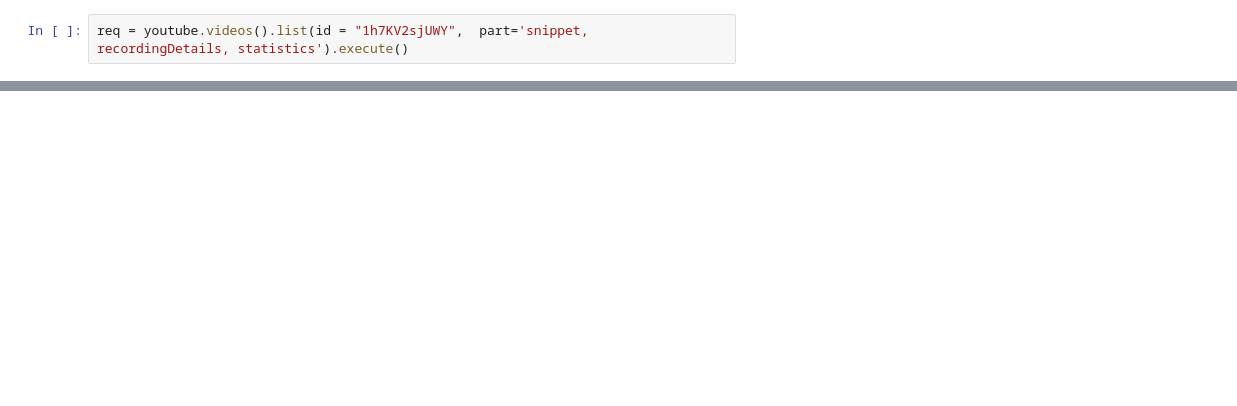
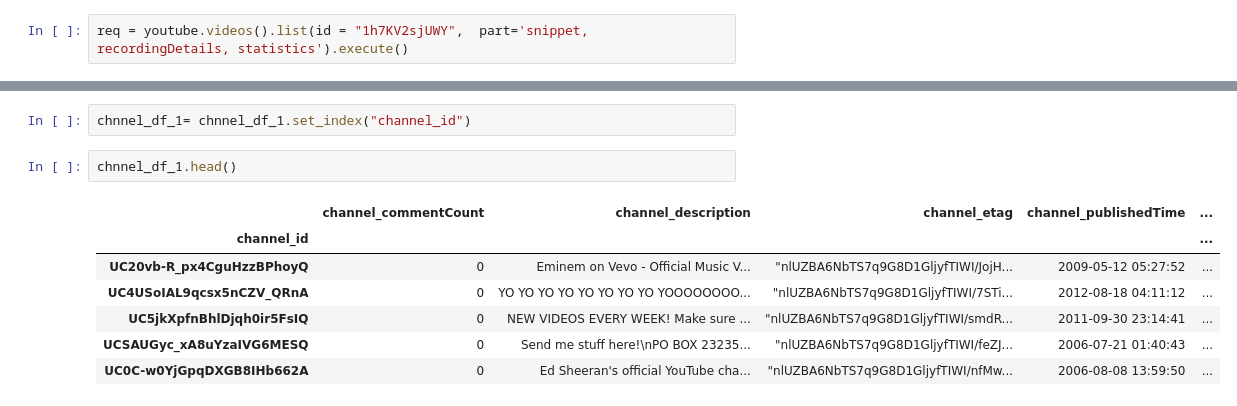
Before and after one commit to emami06/TrendingVideoYouTube, a Jupyter notebook: YouTube.ipynb, the cells around one changed output, grey strips where cells are left out. Saved outputs shown, nothing was run; the diff lists cells and outputs as text; blank space fills up the shorter version.

```diff
--- a/YouTube.ipynb
+++ b/YouTube.ipynb
@@ -430,0 +624,12 @@ HttpError: <HttpError 403 when requesting https://www.googleapis.com/youtube/v3/
+# %%
+chnnel_df_1= chnnel_df_1.set_index("channel_id")
+# %%
+chnnel_df_1.head()
+# %% [output]
+|  | channel_commentCount | channel_description | channel_etag | channel_publishedTime | ... |
+| channel_id |  |  |  |  | ... |
+| UC20vb-R_px4CguHzzBPhoyQ | 0 | Eminem on Vevo - Official Music V... | "nlUZBA6NbTS7q9G8D1GljyfTIWI/JojH... | 2009-05-12 05:27:52 | ... |
+| UC4USoIAL9qcsx5nCZV_QRnA | 0 | YO YO YO YO YO YO YO YO YOOOOOOOO... | "nlUZBA6NbTS7q9G8D1GljyfTIWI/7STi... | 2012-08-18 04:11:12 | ... |
+| UC5jkXpfnBhlDjqh0ir5FsIQ | 0 | NEW VIDEOS EVERY WEEK! Make sure ... | "nlUZBA6NbTS7q9G8D1GljyfTIWI/smdR... | 2011-09-30 23:14:41 | ... |
+| UCSAUGyc_xA8uYzaIVG6MESQ | 0 | Send me stuff here!\nPO BOX 23235... | "nlUZBA6NbTS7q9G8D1GljyfTIWI/feZJ... | 2006-07-21 01:40:43 | ... |
+| UC0C-w0YjGpqDXGB8IHb662A | 0 | Ed Sheeran's official YouTube cha... | "nlUZBA6NbTS7q9G8D1GljyfTIWI/nfMw... | 2006-08-08 13:59:50 | ... |
```
Also changed, not shown: parts of 51 cells of this notebook.
